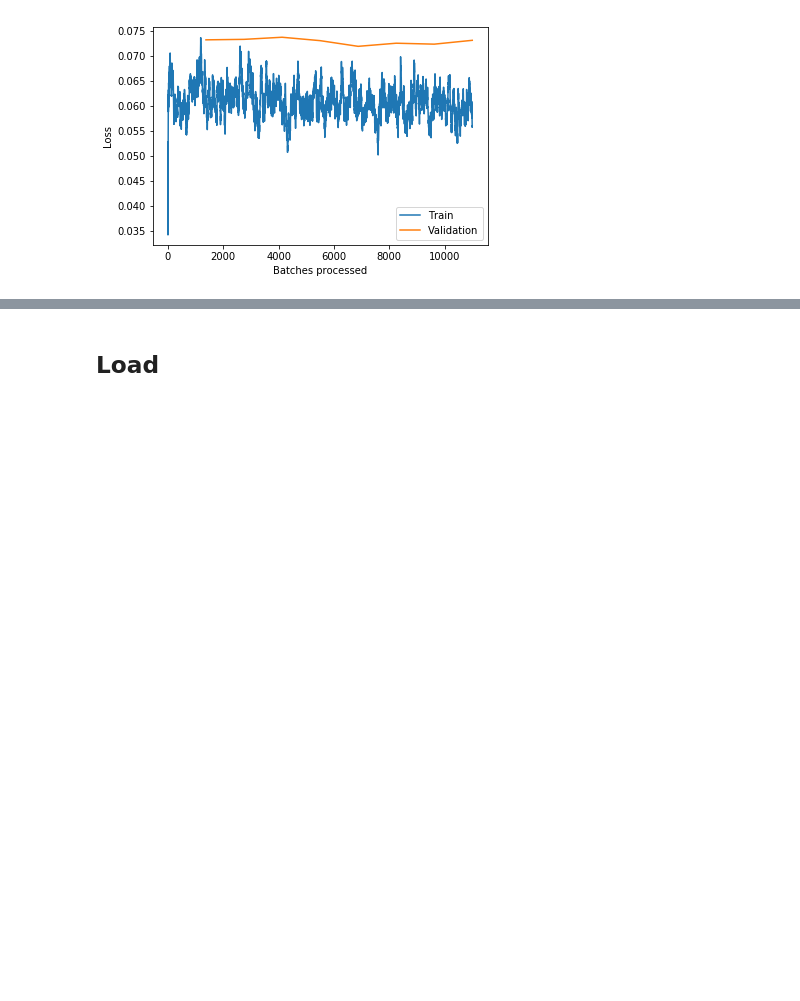
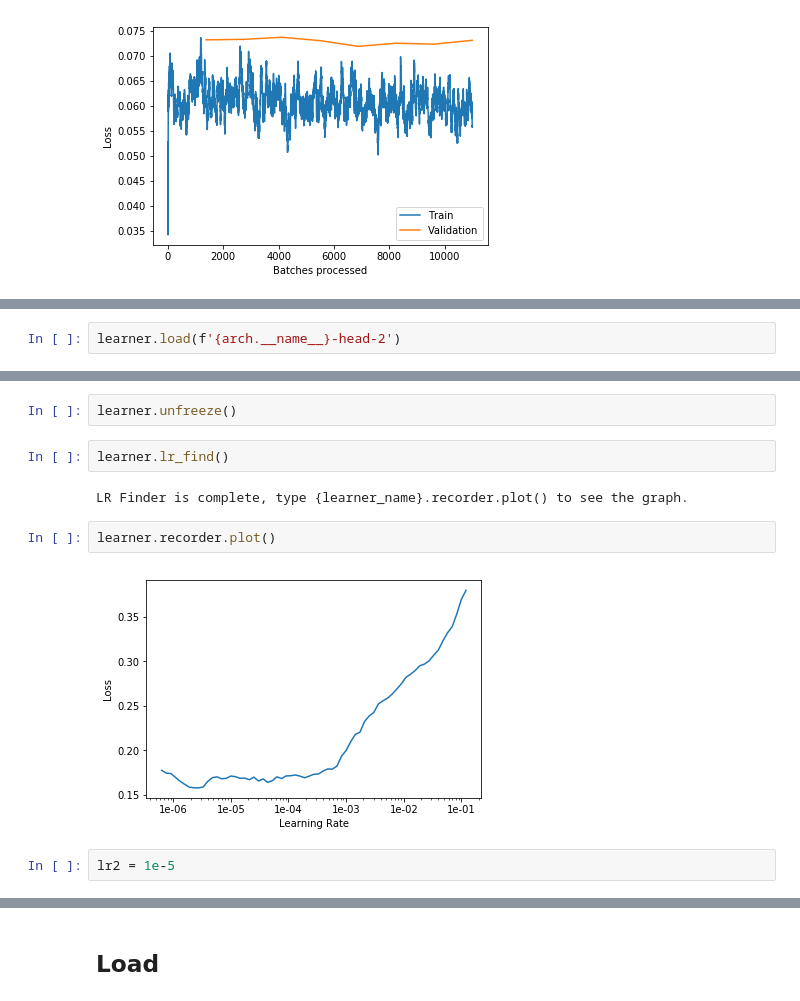
Before and after one commit to ChristophNeuner/Histopathologic-Cancer-Detection, a Jupyter notebook: hcd.ipynb, the cells around one changed output, grey strips where cells are left out. Cells and saved outputs as stored; diff of their text form; blank space fills up the shorter version.

```diff
--- a/hcd.ipynb
+++ b/hcd.ipynb
@@ -199,0 +237,2 @@ learner.recorder.plot_losses()
+# %%
+learner.load(f'{arch.__name__}-head-2')
@@ -199,0 +257,12 @@ learner.recorder.plot_losses()
+# %%
+learner.unfreeze()
+# %%
+learner.lr_find()
+# %% [output]
+LR Finder is complete, type {learner_name}.recorder.plot() to see the graph.
+# %%
+learner.recorder.plot()
+# %% [output]
+[figure, added]
+# %%
+lr2 = 1e-5
```
Also changed, not shown: parts of 32 cells of this notebook, 2 other files.
